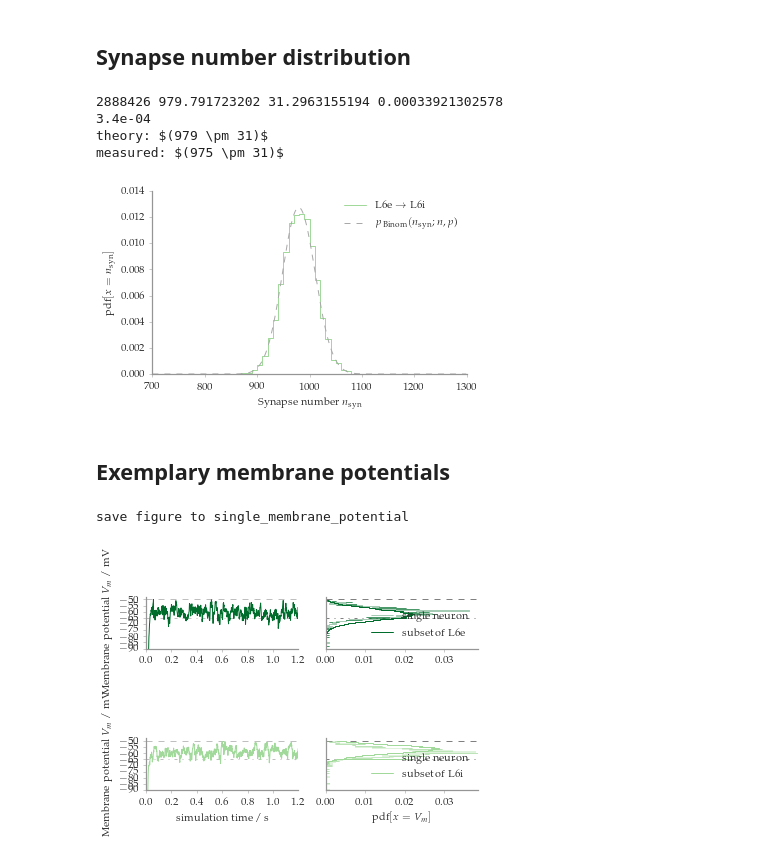
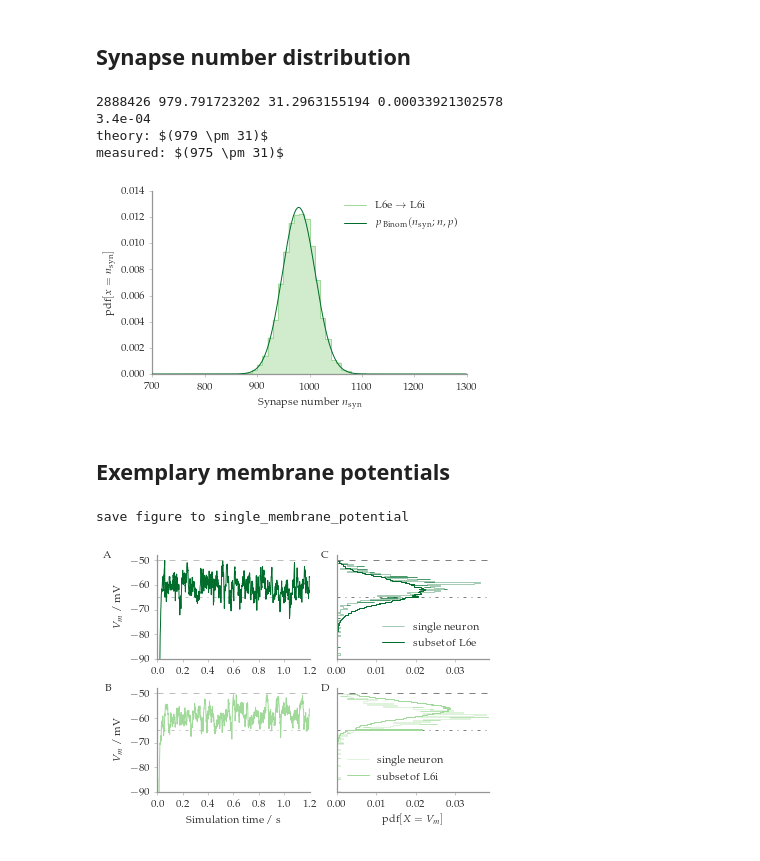
Before and after one commit to frschu/microcircuit, a Jupyter notebook: analysis/model_validation.ipynb, the cells around one changed output. Cells and saved outputs as stored; diff of their text form; code cells hidden in the pictures.

```diff
--- a/analysis/model_validation.ipynb
+++ b/analysis/model_validation.ipynb
@@ -216,9 +216,15 @@ fig.set_size_inches(style.figsize[0], style.figsize[1])
 ax = hf.add_subplot(fig, n_rows_cols=(1, 1), index_row_col=(0, 0), rowspan=1, colspan=1)
 ax.plot(bins, syn_hist / (n_neurons[target_id] * bin_size) , # normalized
         linewidth=1., color=colors[target_id], drawstyle="steps", label=source + " $\\to$ " + target)
+
+normhist  = syn_hist / (n_neurons[target_id] * bin_size)
+fill      = (np.array([[a, a] for a in normhist])).reshape(2 * len(normhist))
+bins_fill = (np.array([[b - bin_size + 1e-4, b] for b in bins])).reshape(2 * len(bins))
+ax.fill_between(bins_fill, 0. * fill, fill , # fill
+                color=colors[target_id], alpha=0.5)
 ax.plot(bins_theo, syn_theo , # normalized
-        "--", linewidth=1., color='darkgray',
-        label="$p_{\,\mathrm{Binom}}(n_\mathrm{syn}; n, p$)")
+        "-", linewidth=1., color=colors[target_id-1], #'darkgray',
+        label="$p_{\,\mathrm{Binom}}(n_\mathrm{syn}; n, p$)", zorder=5)
         #label="$p_{\,\mathrm{Binom}}(n_\mathrm{syn}; n = %i, p = %.1f \cdot 10^{%i}$)"%(k_mean, p*10**-power, power))
 ax.set_xlim(*xlim)
 ax.set_xlabel('Synapse number $n_{\mathrm{syn}}$')
@@ -243,7 +249,7 @@ print("measured: $(%i \pm %i)$"%(k_mean_m, k_sd_m))
 3.4e-04
 theory: $(979 \pm 31)$
 measured: $(975 \pm 31)$
-[figure, old version]
+[figure, new version]
 # %% [markdown]
 ## Exemplary membrane potentials
 # %%
@@ -308,6 +314,7 @@ for i, population in enumerate(populations):
         volt_single = volt_plot[i][j]
         ax_mpot.plot(times_volt, volt_single,
                      '-', color=colors[i], linewidth=1., label=hf.rlbl(population))
+        hf.resadjust(ax_mpot, yres=10.)
         # single histogram
         single_hist_normed = volt_histo_single[i, j] / np.sum(volt_histo_single[i, j])
         single_hist_normed = hf.adjust_steps(single_hist_normed)
@@ -329,41 +336,47 @@ y_max_histo = 0.035
 model           = model_class.model()
 xlim = np.array([t_min_volt, t_max_volt]) # s
 
-for ax in [ax0, ax1]:
+plot_labels = list('AB')
+for ax, plot_label in zip([ax0, ax1], plot_labels):
     ax.plot([0, times_volt[-1] + 1], [model.E_L + model.theta]*2,
              "--", linewidth=0.5, color="gray", zorder=0 )#, label="$\\theta$")
     ax.plot([0, times_volt[-1] + 1], [model.E_L]*2,
             "-.", linewidth=0.5, color="gray", zorder=0 )#, label="$E_L$")
 
-    ax.set_ylabel('Membrane potential $V_m$ / mV')
+    ax.set_ylabel('$V_m$ / mV')
     ax.set_xlim(*xlim)
     ax.set_ylim(-90, V_max + 2)
     #ax.legend(loc=0)
-ax1.set_xlabel('simulation time / s')
+    ax.text(-0.3, 1.05, plot_label, transform=ax.transAxes,
+            fontsize=style.fontsize_labels_title, fontweight='bold', va='top', ha='right')
+ax1.set_xlabel('Simulation time / s')
 
 # Histogram
-for ax in [ax2, ax3]:
+plot_labels = list('CD')
+for ax, plot_label in zip([ax2, ax3], plot_labels):
+
     ax.plot([0, y_max_histo*1.1], [model.E_L + model.theta]*2,
              "--", linewidth=1., color="gray", zorder=0 )#, label="$\\theta$")
     ax.plot([0, y_max_histo*1.1], [model.E_L]*2,
              "-.", linewidth=1., color="gray", zorder=0 )#, label="$E_L$")
 
     ax.set_ylim(-90, V_max + 2)
     ax.set_xlim(0, y_max_histo*1.1)
     ax.set_yticks([])
     ax.legend(loc=0)
-ax3.set_xlabel('$\mathrm{pdf}[x = V_m]$')
+
+    ax.text(-0.05, 1.05, plot_label, transform=ax.transAxes,
+            fontsize=style.fontsize_labels_title, fontweight='bold', va='top', ha='right')
+ax3.set_xlabel('$\mathrm{pdf}[X = V_m]$')
 #ax3.set_xlabel('Membrane potential $V_m$ / mV')
 
-plot_labels = list('ABCD')
-for ax, plot_label in zip(fig.axes, plot_labels):
+for ax in fig.axes:
     style.fixticks(ax)
-    #ax.text(-0.05, 1.05, plot_label, transform=ax.transAxes,
-    #        fontsize=style.fontsize_labels_title, fontweight='bold', va='top', ha='right')
+
 
 fig_name = "single_membrane_potential"
 if save_fig:
     hf.saving_fig(fig, figure_path, fig_name)
 # %% [output]
 save figure to single_membrane_potential
-[figure, old version]
+[figure, new version]
```
Also changed, not shown: parts of 2 cells of this notebook, 22 other files.
